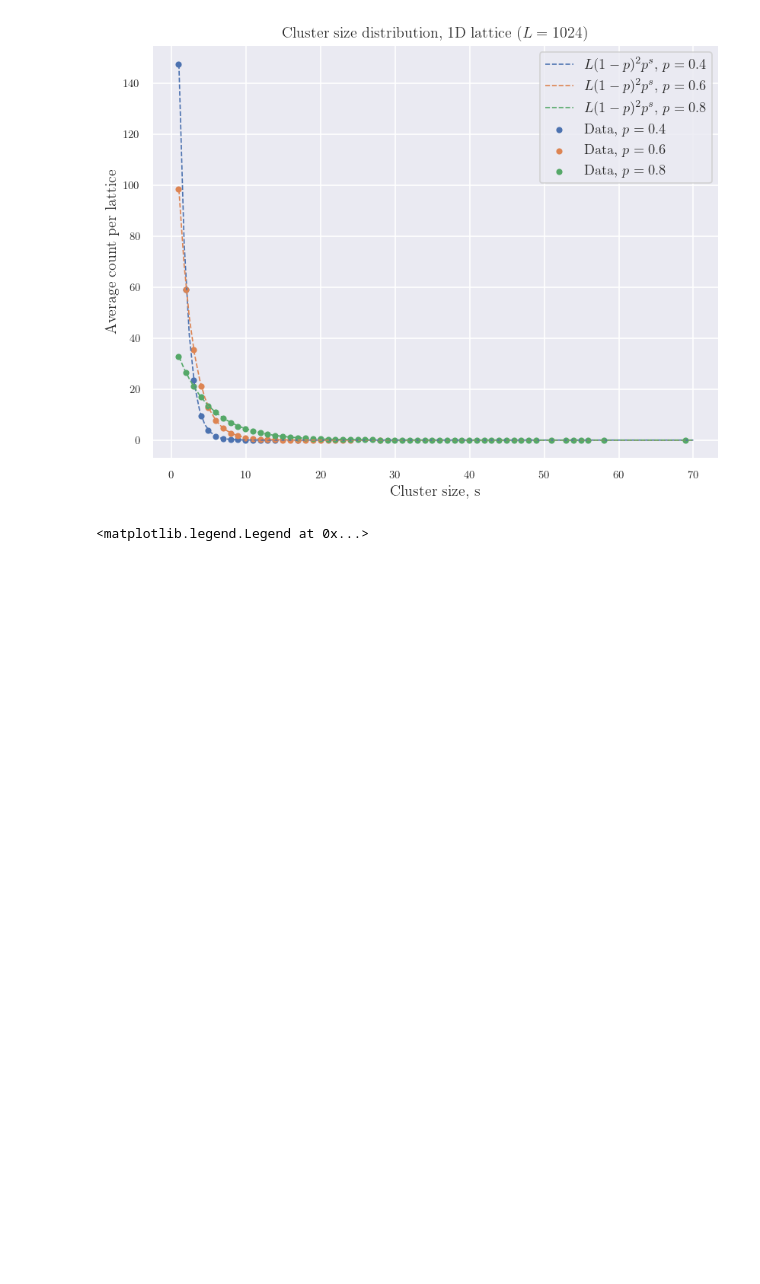
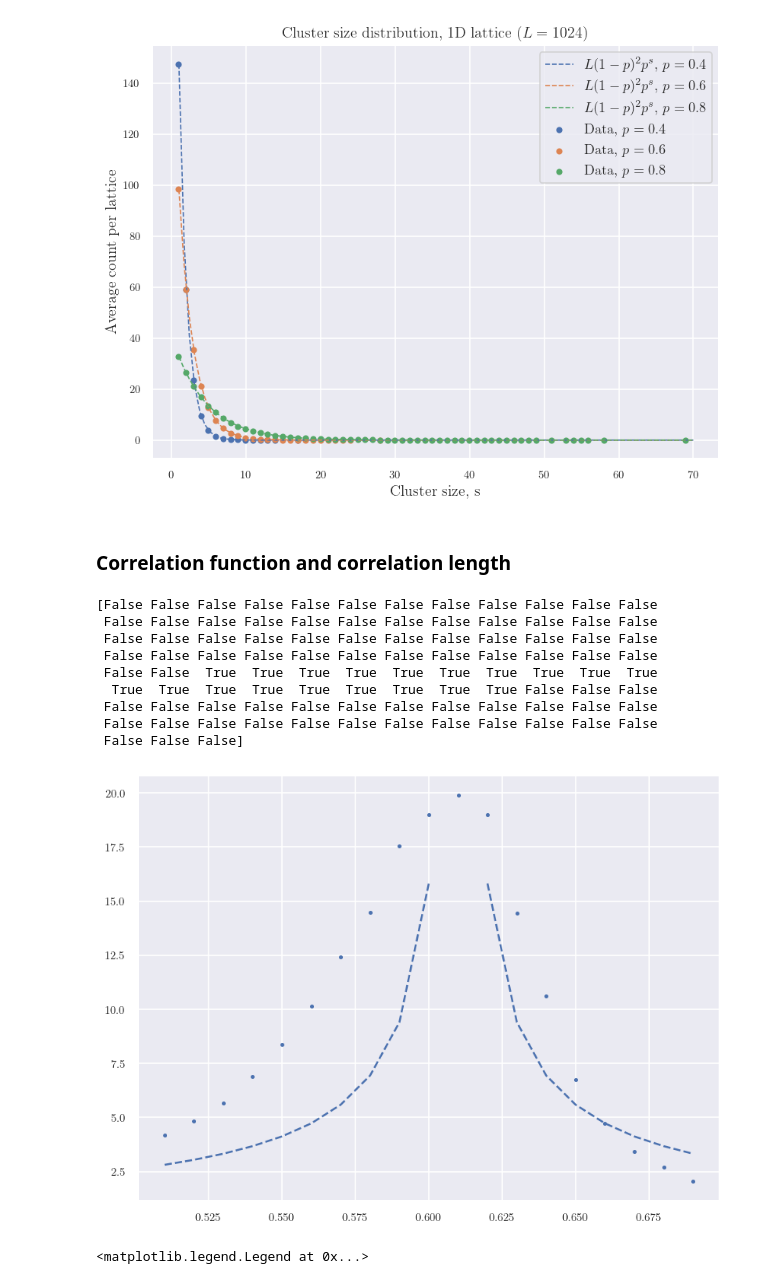
Before and after one commit to alansammarone/musk, a Jupyter notebook: notebooks/percolation_2d_analysis.ipynb, the cells around one changed output. Saved outputs shown, nothing was run; the diff lists cells and outputs as text; code cells hidden in the pictures; blank space fills up the shorter version.

```diff
--- a/notebooks/percolation_2d_analysis.ipynb
+++ b/notebooks/percolation_2d_analysis.ipynb
@@ -86,11 +88,11 @@ def sum_dict(x,y):
     }
 
 
-def get_average_cluster_size_distribution(df):
+def get_average_cluster_size_distribution(df, col_name):
 
     n_observations = df.shape[0]
     # Map distributions from STR to JSON
-    df = df[CLUSTER_SIZE_HIST_COL].map(
+    df = df[col_name].map(
         lambda row: json.loads(row)
     )
     # Sum elements values associated with same keys
@@ -167,3 +169,5 @@ plt.legend()
 # %% [output]
 <matplotlib.legend.Legend at 0x...>
 [figure]
+# %% [markdown]
+### Correlation function and correlation length
@@ -170,3 +247,40 @@ plt.legend()
+# %%
+plt.figure(**FIGURE_QUALITY_MAP[quality])
+quality = 1
+
+
+def fit_fn(X, a, b, c):
+    return a*np.abs(X - b)**c
+
+Xs, Ys = np.array(Xs), np.array(Ys)
+X_filter = np.logical_and(Xs > 0.5, Xs < 0.7)
+print(X_filter)
+Xss = Xs[X_filter]
+Yss = Ys[X_filter]
+
+
+popt = (0.5, 0.61, -3/4)
+
+
+# popt, pcov = curve_fit(fit_fn, Xs, Ys, p0=popt)
+plt.plot(Xss, fit_fn(Xss, *popt), "--")
+
+
+plt.scatter(Xss, Yss, s=4)
+
+
+plt.show()
+# %% [output]
+[False False False False False False False False False False False False
+ False False False False False False False False False False False False
+ False False False False False False False False False False False False
+ False False False False False False False False False False False False
+ False False  True  True  True  True  True  True  True  True  True  True
+  True  True  True  True  True  True  True  True  True False False False
+ False False False False False False False False False False False False
+ False False False False False False False False False False False False
+ False False False]
+[figure, added]
 # %%
 def normalize_cluster_size_distribution(X, Y, size):
 
```
Also changed, not shown: parts of 2 cells of this notebook, 1 other file.
